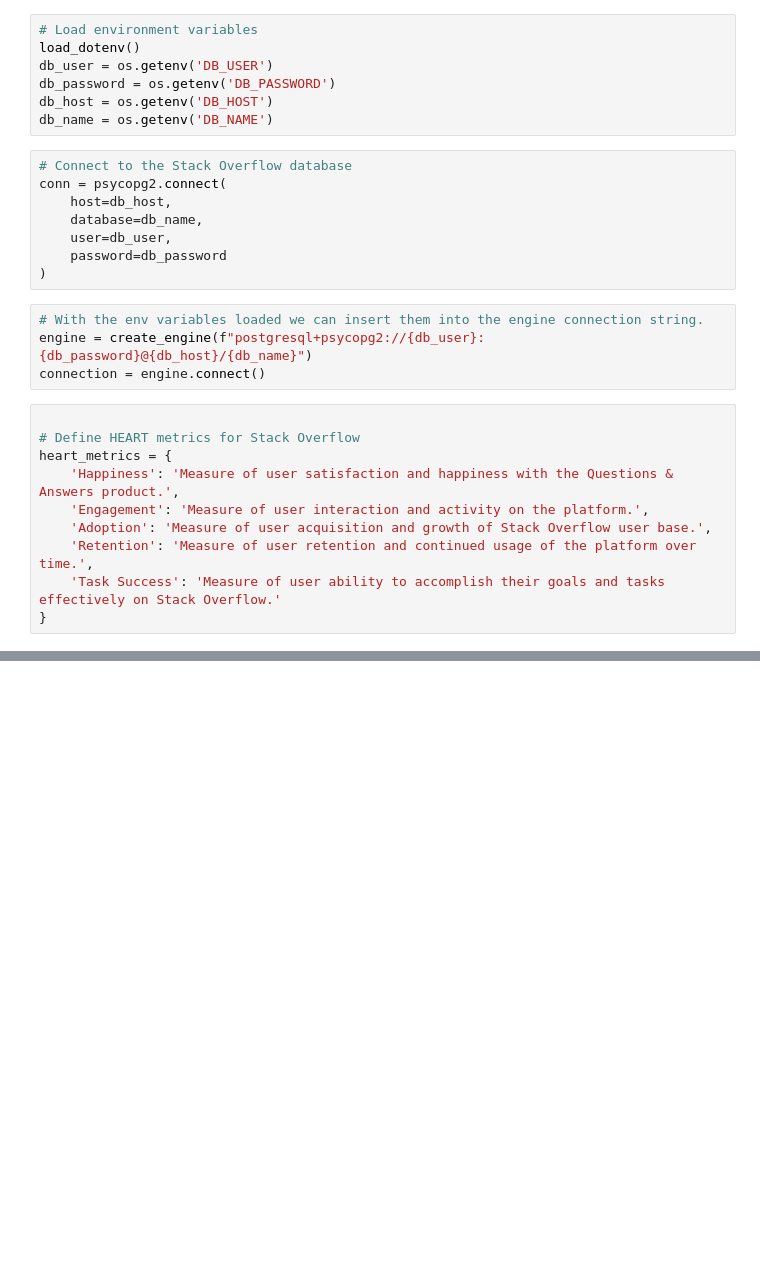
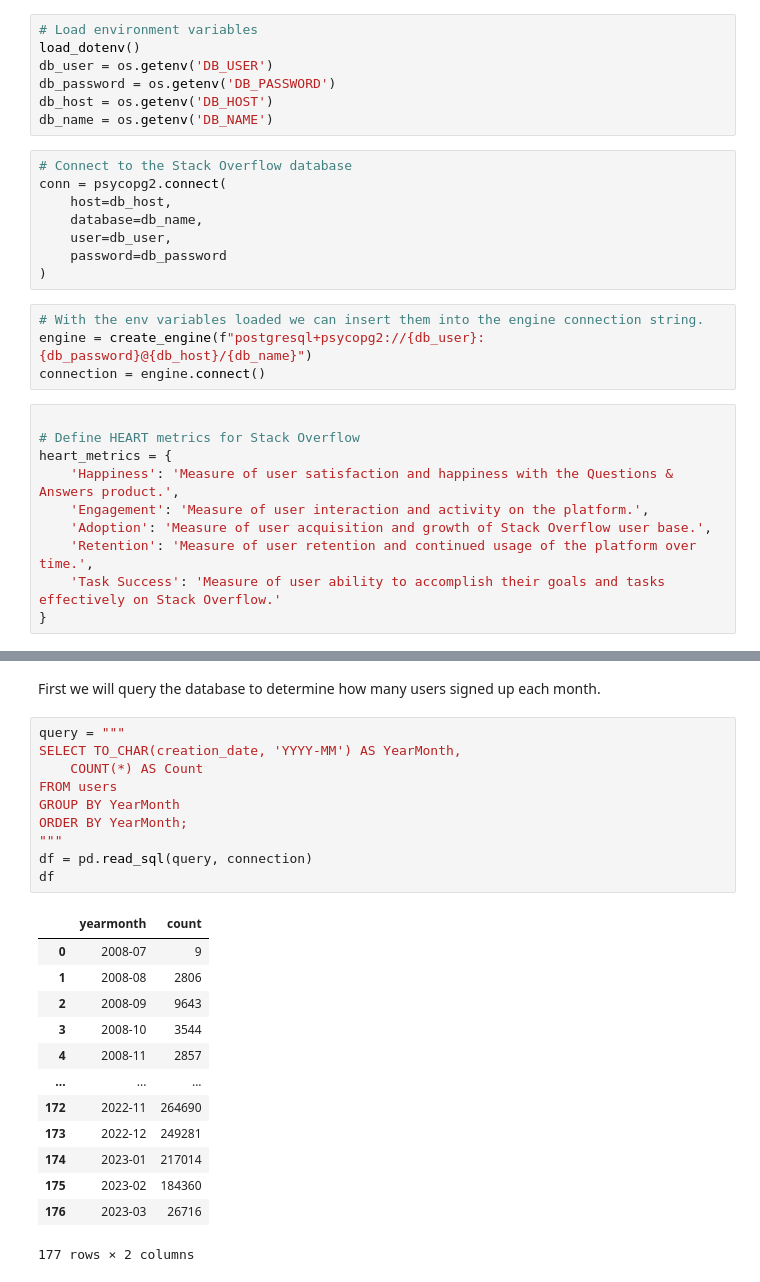
Before and after one commit to jdench1989/stack_overflow_analysis, a Jupyter notebook: SO_user_adoption.ipynb, the cells around one changed output, grey strips where cells are left out. Saved outputs shown, nothing was run; the diff lists cells and outputs as text; blank space fills up the shorter version.

```diff
--- a/SO_user_adoption.ipynb
+++ b/SO_user_adoption.ipynb
@@ -40,0 +54,26 @@ heart_metrics = {
+# %% [markdown]
+First we will query the database to determine how many users signed up each month.
+# %%
+query = """
+SELECT TO_CHAR(creation_date, 'YYYY-MM') AS YearMonth,
+    COUNT(*) AS Count
+FROM users
+GROUP BY YearMonth
+ORDER BY YearMonth;
+"""
+df = pd.read_sql(query, connection)
+df
+# %% [output]
+|  | yearmonth | count |
+| 0 | 2008-07 | 9 |
+| 1 | 2008-08 | 2806 |
+| 2 | 2008-09 | 9643 |
+| 3 | 2008-10 | 3544 |
+| 4 | 2008-11 | 2857 |
+| ... | ... | ... |
+| 172 | 2022-11 | 264690 |
+| 173 | 2022-12 | 249281 |
+| 174 | 2023-01 | 217014 |
+| 175 | 2023-02 | 184360 |
+| 176 | 2023-03 | 26716 |
+177 rows × 2 columns
```
Also changed, not shown: parts of 7 cells of this notebook.
